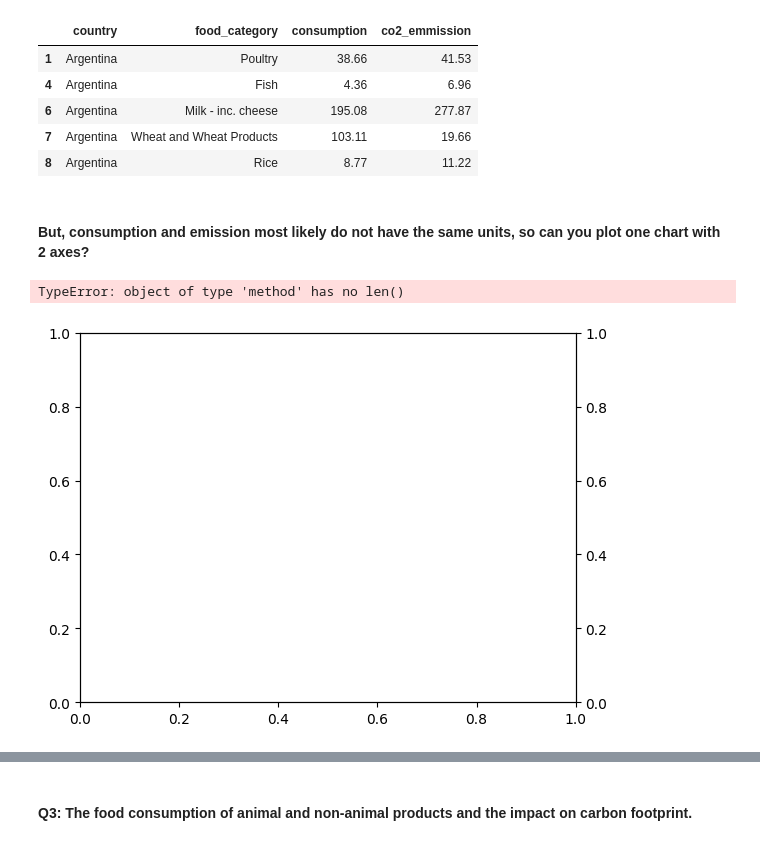
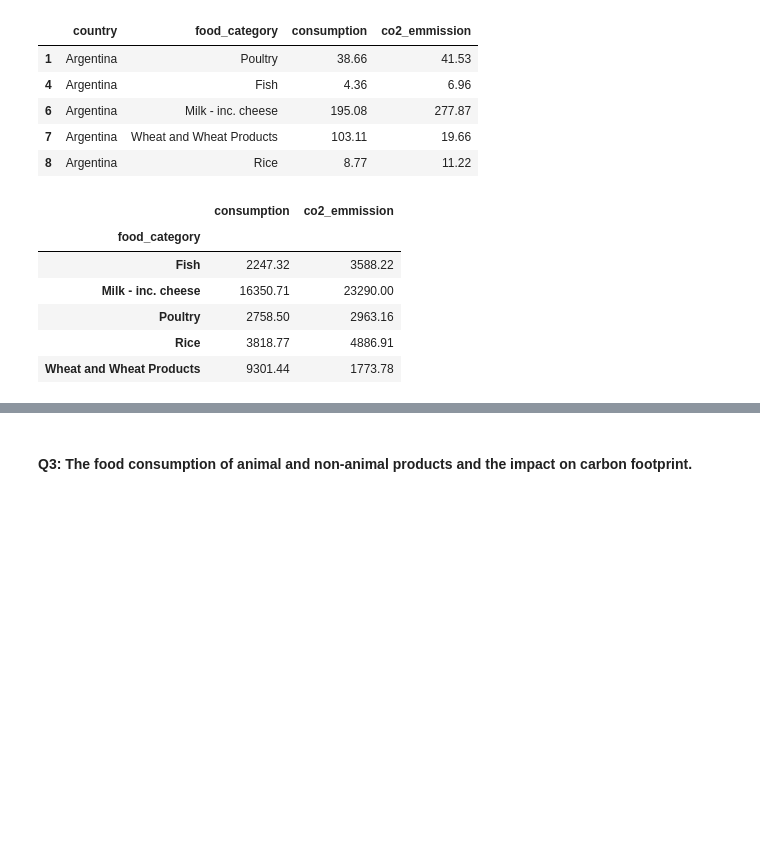
Before and after one commit to WamzMwangi/Python_Data_Analysis, a Jupyter notebook: Python_plots/Python_Visualization_Project/Food_Carbonfootprint_VizProject.ipynb, the cells around one changed output, grey strips where cells are left out. Saved outputs shown, nothing was run; the diff lists cells and outputs as text; code cells hidden in the pictures; blank space fills up the shorter version.

```diff
--- a/Python_plots/Python_Visualization_Project/Food_Carbonfootprint_VizProject.ipynb
+++ b/Python_plots/Python_Visualization_Project/Food_Carbonfootprint_VizProject.ipynb
@@ -128,5 +128,3 @@ most_consumed.head()
 | 6 | Argentina | Milk - inc. cheese | 195.08 | 277.87 |
 | 7 | Argentina | Wheat and Wheat Products | 103.11 | 19.66 |
 | 8 | Argentina | Rice | 8.77 | 11.22 |
-# %% [markdown]
-#### But, consumption and emission most likely do not have the same units, so can you plot one chart with 2 axes?
@@ -136,14 +131,12 @@ df=most_consumed.groupby('food_category').sum().reset_index
 # %%
-fig,ax=plt.subplots()
-ax2=ax.twinx()
-x=range(len(new_df))
-width=0.4
-Consumption=new_df['consumption']
-Co2_emission=new_df['co2_emmission']
-p1=ax.bar(x-width/2, Consumption, width, label= 'Consumption')
-p2=ax.bar(x+width/2, Co2_emission, width, label= 'Co2 emmissions')
-
-plt.show()
+df=most_consumed.groupby('food_category')[['consumption','co2_emmission']].sum()
-# %% [output]
-TypeError: object of type 'method' has no len()
-[figure, removed]
+# %%
+df.head()
+# %% [output]
+|  | consumption | co2_emmission |
+| food_category |  |  |
+| Fish | 2247.32 | 3588.22 |
+| Milk - inc. cheese | 16350.71 | 23290.00 |
+| Poultry | 2758.50 | 2963.16 |
+| Rice | 3818.77 | 4886.91 |
+| Wheat and Wheat Products | 9301.44 | 1773.78 |
```
Also changed, not shown: parts of 3 cells of this notebook.
